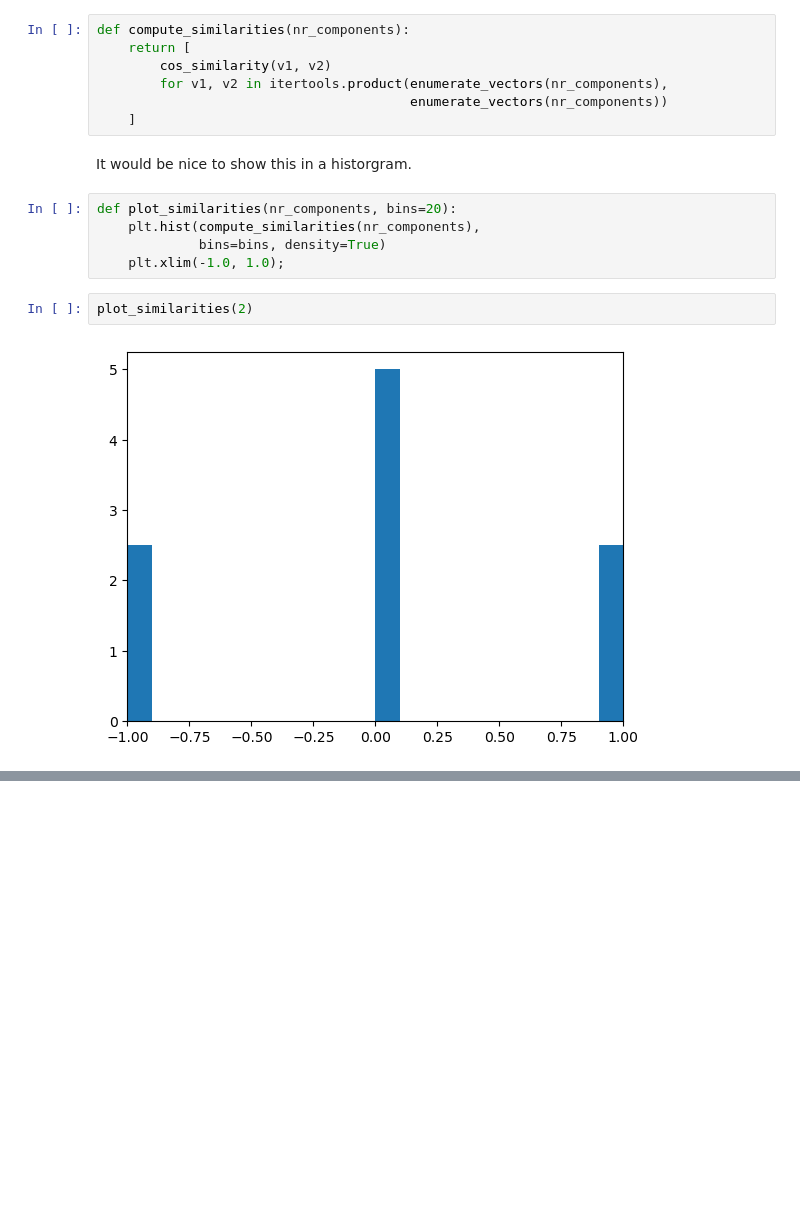
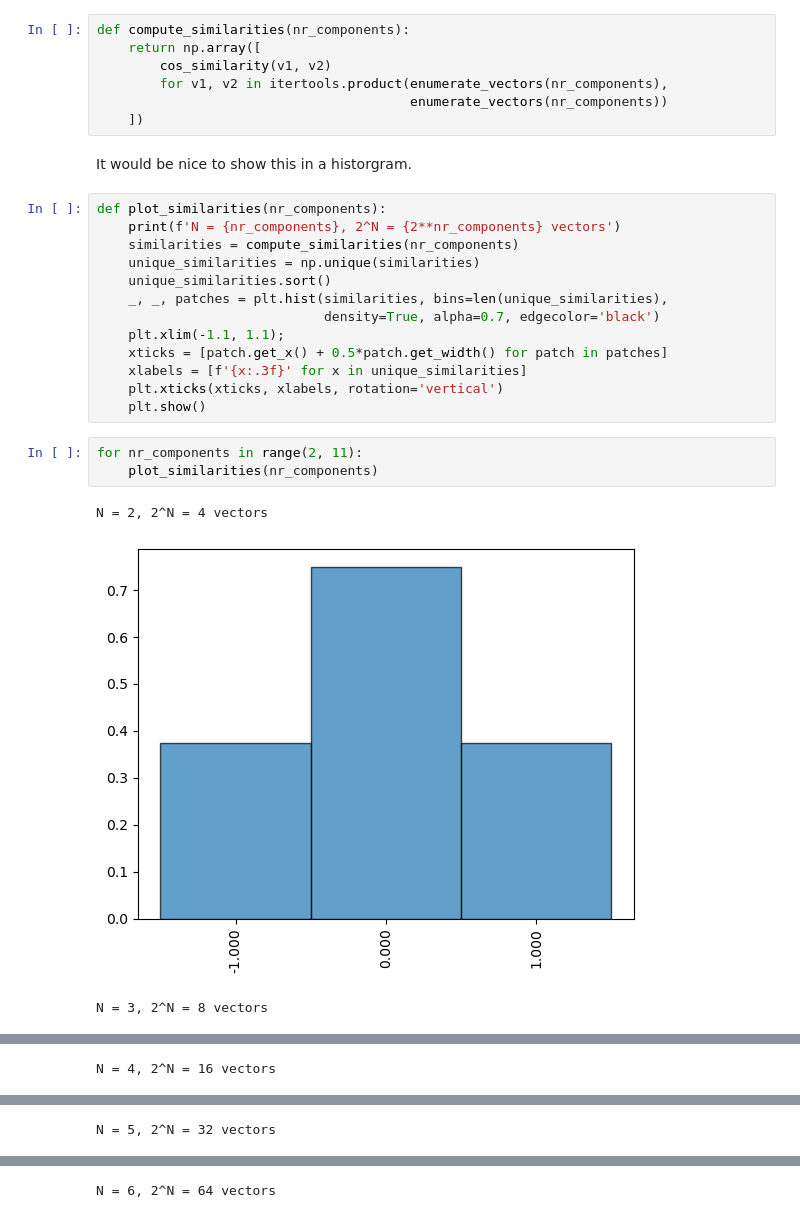
Before and after one commit to gjbex/Machine-learning-with-Python, a Jupyter notebook: source-code/curse_of_dimensionality.ipynb, the cells around one changed output, grey strips where cells are left out. Saved outputs shown, nothing was run; the diff lists cells and outputs as text; blank space fills up the shorter version.

```diff
--- a/source-code/curse_of_dimensionality.ipynb
+++ b/source-code/curse_of_dimensionality.ipynb
@@ -32,19 +35,30 @@ def cos_similarity(v1, v2):
 We can now compute the similarities for all pairs of vertices in $N$ dimensions.
 # %%
 def compute_similarities(nr_components):
-    return [
+    return np.array([
         cos_similarity(v1, v2)
         for v1, v2 in itertools.product(enumerate_vectors(nr_components),
                                         enumerate_vectors(nr_components))
-    ]
+    ])
 # %% [markdown]
 It would be nice to show this in a historgram.
 # %%
-def plot_similarities(nr_components, bins=20):
-    plt.hist(compute_similarities(nr_components),
-             bins=bins, density=True)
-    plt.xlim(-1.0, 1.0);
+def plot_similarities(nr_components):
+    print(f'N = {nr_components}, 2^N = {2**nr_components} vectors')
+    similarities = compute_similarities(nr_components)
+    unique_similarities = np.unique(similarities)
+    unique_similarities.sort()
+    _, _, patches = plt.hist(similarities, bins=len(unique_similarities),
+                             density=True, alpha=0.7, edgecolor='black')
+    plt.xlim(-1.1, 1.1);
+    xticks = [patch.get_x() + 0.5*patch.get_width() for patch in patches]
+    xlabels = [f'{x:.3f}' for x in unique_similarities]
+    plt.xticks(xticks, xlabels, rotation='vertical')
+    plt.show()
 # %%
-plot_similarities(2)
+for nr_components in range(2, 11):
+    plot_similarities(nr_components)
 # %% [output]
+N = 2, 2^N = 4 vectors
-[figure, old version]
+[figure, new version]
+N = 3, 2^N = 8 vectors
@@ -50,0 +66 @@ plot_similarities(2)
+N = 4, 2^N = 16 vectors
@@ -50,0 +68 @@ plot_similarities(2)
+N = 5, 2^N = 32 vectors
@@ -50,0 +70 @@ plot_similarities(2)
+N = 6, 2^N = 64 vectors
```
Also changed, not shown: parts of 18 cells of this notebook.
